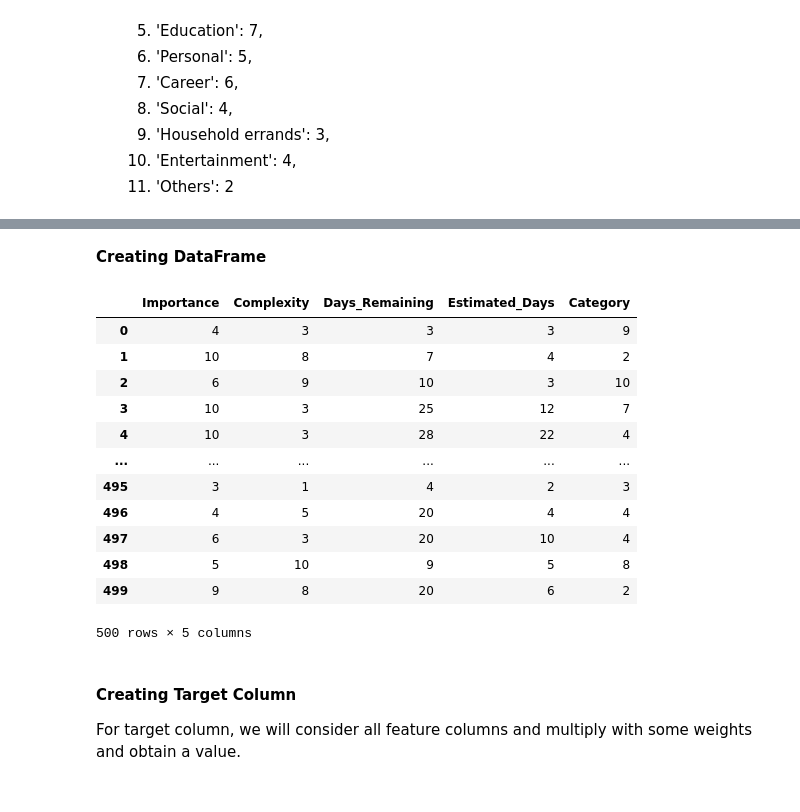
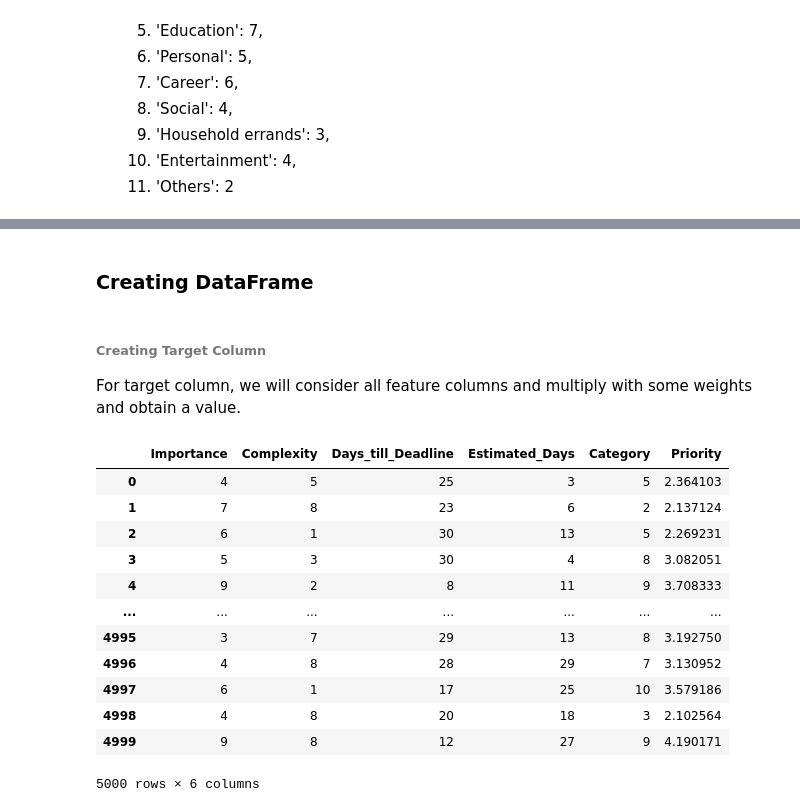
Before and after one commit to rupeshghimire7/TaskManager, a Jupyter notebook: static/Data and Model notebook.ipynb, the cells around one changed output, grey strips where cells are left out. Saved outputs shown, nothing was run; the diff lists cells and outputs as text; code cells hidden in the pictures.

```diff
--- a/static/Data and Model notebook.ipynb
+++ b/static/Data and Model notebook.ipynb
@@ -4,8 +11,8 @@ import numpy as np
 # %%
 np.random.seed(1234)
 # %%
-# We will be creating 500 instances of data
-num_instances = 500
+# 500 instances of data per class for the Task Manager
+num_samples = 5000
 # %% [markdown]
 We are trying to create a model for our task manager web app that will assign 'Priority & Urgency' scores with given some features or input. What I have thought would be important in this model for task manager would be features like:
 
@@ -128,32 +39,60 @@ array([ 9,  2, 10,  7,  4,  7, 10, 10,  9,  9,  8,  6,  9,  8,  2,  3,  3,
+# %%
+category_dict = {
+    'Health': 10,
+    'Family': 9,
+    'Work': 8,
+    'Finance': 8,
+    'Education': 7,
+    'Personal': 5,
+    'Career': 6,
+    'Social': 4,
+    'Household errands': 3,
+    'Entertainment': 4,
+    'Others': 2
+}
+
+
+# Generate random data for each priority level
+importance = np.random.randint(1, 11, num_samples)
+complexity = np.random.randint(1, 11, num_samples)
+days_till_deadline = np.random.randint(1, 31, num_samples)
+estimated_days = np.random.randint(1, 31, num_samples)
+category_values = np.random.choice(list(category_dict.values()), size=num_samples)
 # %% [markdown]
-**Creating DataFrame**
+### Creating DataFrame
+# %% [markdown]
+###### Creating Target Column
+
+For target column, we will consider all feature columns and multiply with some weights and obtain a value.
+# %%
+# Generating priority based on the provided insights
+priority = 0.4 * importance + 0.3 * complexity + 0.2 / days_till_deadline + 0.1 * (estimated_days / days_till_deadline) + category_values
+
+# Normalize priority to be in the range of 1-5
+priority = 1 + 4 * (priority - min(priority)) / (max(priority) - min(priority))
 # %%
-# Create a DataFrame
+# Creating a DataFrame with the generated data
 data = pd.DataFrame({
     'Importance': importance,
     'Complexity': complexity,
-    'Days_Remaining': days_remaining,
+    'Days_till_Deadline': days_till_deadline,
     'Estimated_Days': estimated_days,
-    'Category': categories
+    'Category': category_values,
+    'Priority': priority
 })
-
 data
 # %% [output]
-|  | Importance | Complexity | Days_Remaining | Estimated_Days | Category |
-| 0 | 4 | 3 | 3 | 3 | 9 |
-| 1 | 10 | 8 | 7 | 4 | 2 |
-| 2 | 6 | 9 | 10 | 3 | 10 |
-| 3 | 10 | 3 | 25 | 12 | 7 |
-| 4 | 10 | 3 | 28 | 22 | 4 |
-| ... | ... | ... | ... | ... | ... |
-| 495 | 3 | 1 | 4 | 2 | 3 |
-| 496 | 4 | 5 | 20 | 4 | 4 |
-| 497 | 6 | 3 | 20 | 10 | 4 |
-| 498 | 5 | 10 | 9 | 5 | 8 |
-| 499 | 9 | 8 | 20 | 6 | 2 |
+|  | Importance | Complexity | Days_till_Deadline | Estimated_Days | Category | Priority |
+| 0 | 4 | 5 | 25 | 3 | 5 | 2.364103 |
+| 1 | 7 | 8 | 23 | 6 | 2 | 2.137124 |
+| 2 | 6 | 1 | 30 | 13 | 5 | 2.269231 |
+| 3 | 5 | 3 | 30 | 4 | 8 | 3.082051 |
+| 4 | 9 | 2 | 8 | 11 | 9 | 3.708333 |
+| ... | ... | ... | ... | ... | ... | ... |
+| 4995 | 3 | 7 | 29 | 13 | 8 | 3.192750 |
+| 4996 | 4 | 8 | 28 | 29 | 7 | 3.130952 |
+| 4997 | 6 | 1 | 17 | 25 | 10 | 3.579186 |
+| 4998 | 4 | 8 | 20 | 18 | 3 | 2.102564 |
+| 4999 | 9 | 8 | 12 | 27 | 9 | 4.190171 |
-500 rows × 5 columns
+5000 rows × 6 columns
-# %% [markdown]
-#### Creating Target Column
-
-For target column, we will consider all feature columns and multiply with some weights and obtain a value.
 # %%
```
Also changed, not shown: parts of 27 cells of this notebook, 7 other files.
